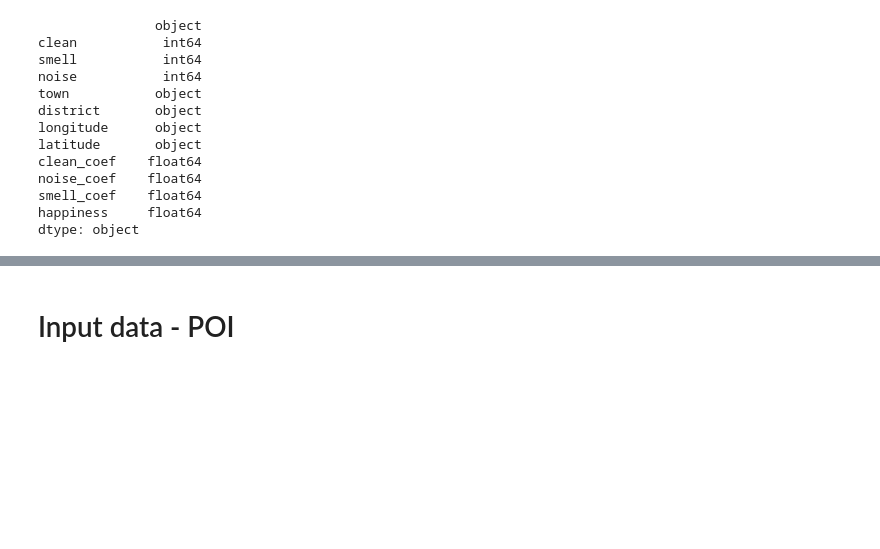
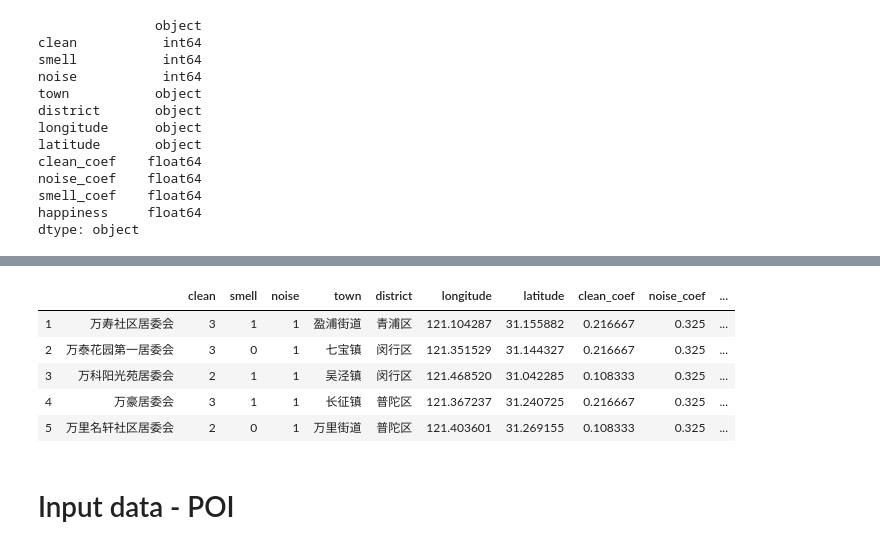
Before and after one commit to aureliecheng/US01, a Jupyter notebook: Project_Wellbeing/prediction.ipynb, the cells around one changed output, grey strips where cells are left out. Cells and saved outputs as stored; diff of their text form; code cells hidden in the pictures; blank space fills up the shorter version.

```diff
--- a/Project_Wellbeing/prediction.ipynb
+++ b/Project_Wellbeing/prediction.ipynb
@@ -104,0 +108,11 @@ TypeError: must be real number, not str
+# %%
+df_target['geometry'] = geometry
+# %%
+df_target.head()
+# %% [output]
+|  |  | clean | smell | noise | town | district | longitude | latitude | clean_coef | noise_coef | ... |
+| 1 | 万寿社区居委会 | 3 | 1 | 1 | 盈浦街道 | 青浦区 | 121.104287 | 31.155882 | 0.216667 | 0.325 | ... |
+| 2 | 万泰花园第一居委会 | 3 | 0 | 1 | 七宝镇 | 闵行区 | 121.351529 | 31.144327 | 0.216667 | 0.325 | ... |
+| 3 | 万科阳光苑居委会 | 2 | 1 | 1 | 吴泾镇 | 闵行区 | 121.468520 | 31.042285 | 0.108333 | 0.325 | ... |
+| 4 | 万豪居委会 | 3 | 1 | 1 | 长征镇 | 普陀区 | 121.367237 | 31.240725 | 0.216667 | 0.325 | ... |
+| 5 | 万里名轩社区居委会 | 2 | 0 | 1 | 万里街道 | 普陀区 | 121.403601 | 31.269155 | 0.108333 | 0.325 | ... |
```
Also changed, not shown: parts of 12 cells of this notebook.
